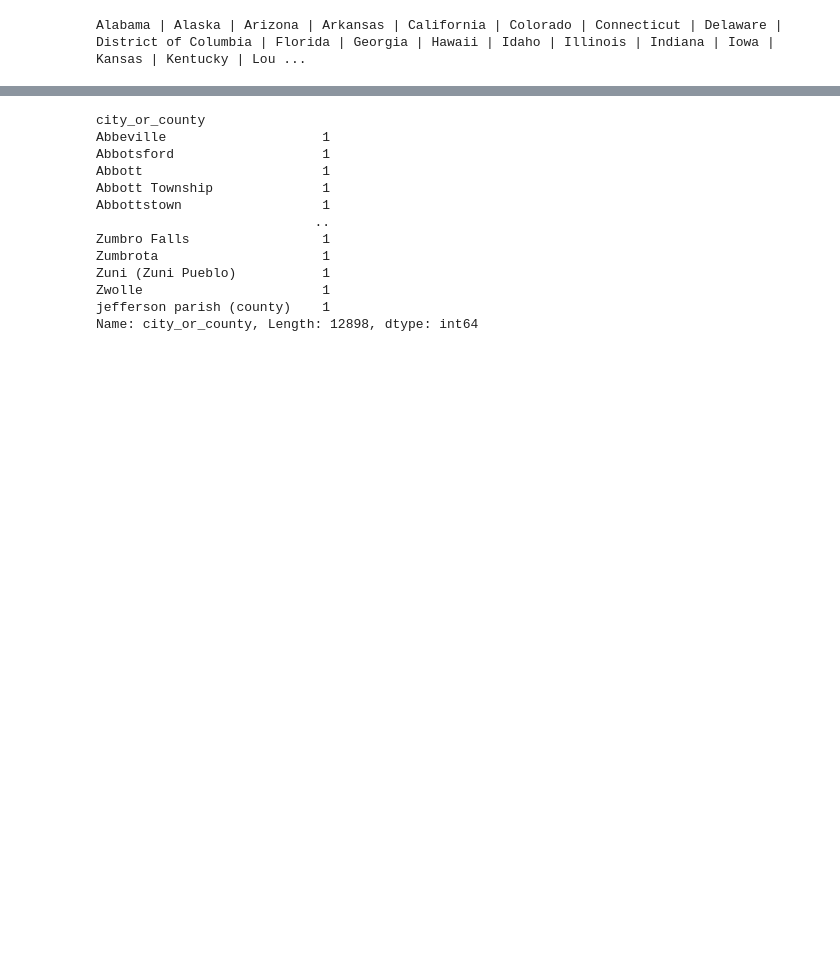
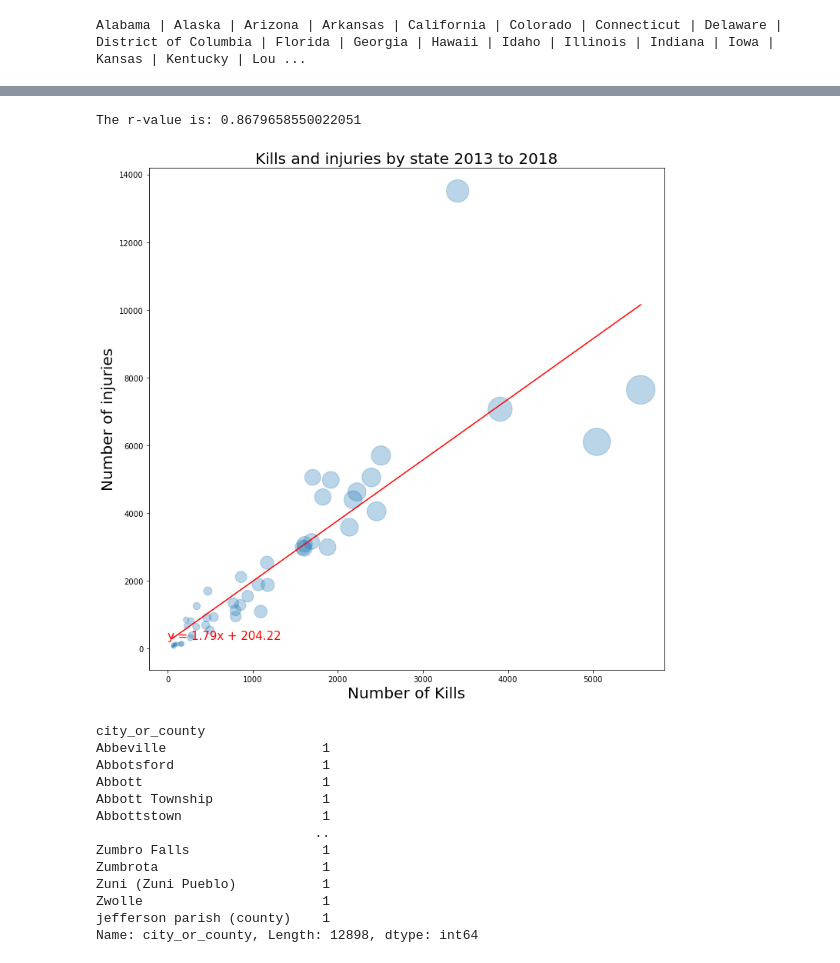
Before and after one commit to Kevin-McConchie/Project-1-Group-2, a Jupyter notebook: gun_violence.ipynb, the cells around one changed output, grey strips where cells are left out. Saved outputs shown, nothing was run; the diff lists cells and outputs as text; code cells hidden in the pictures; blank space fills up the shorter version.

```diff
--- a/gun_violence.ipynb
+++ b/gun_violence.ipynb
@@ -92,3 +101,31 @@ plt.show()
+# %%
+# create scatter plot to see if there is a positve correlation of injuries to kills by state
+fig_k2 = plt.figure
+size = sorted_df["Kill Count"]
+# linear regression calc and plot
+from scipy.stats import linregress
+#
+(slope, intercept, rvalue, pvalue, stderr) = linregress(sorted_df["Kill Count"],
+                                                        sorted_df["Injury Count"])
+regress_values = sorted_df["Kill Count"]* slope + intercept
+line_eq = "y = " + str(round(slope,2)) + "x + " + str(round(intercept,2))
+sorted_df.plot(kind="scatter", x="Kill Count", y="Injury Count",
+            alpha=0.3,s=(size/4),figsize=(12,12))
+
+plt.plot(sorted_df["Kill Count"],regress_values,"r-")
+plt.annotate(line_eq,(0,275),fontsize=15,color="red")
+
+plt.title("Kills and injuries by state 2013 to 2018",fontsize=20)
+plt.ylabel("Number of injuries", fontsize=20)
+plt.xlabel("Number of Kills",fontsize=20)
+
+fig_k2
+print(f"The r-value is: {rvalue}")
+
+# save images
+# %% [output]
+The r-value is: 0.8679658550022051
+[figure, added]
 # %%
 # create df showing kills and injuries by City
 city_county_df = gun_violence_data.groupby(gun_violence_data["city_or_county"])
```
Also changed, not shown: parts of 11 cells of this notebook.
